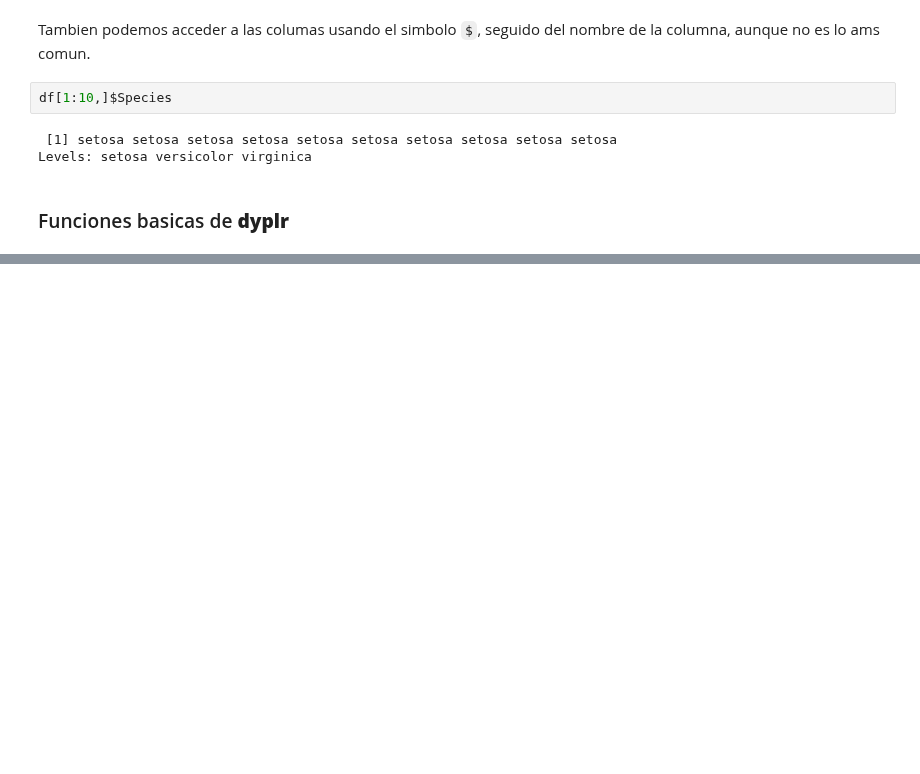
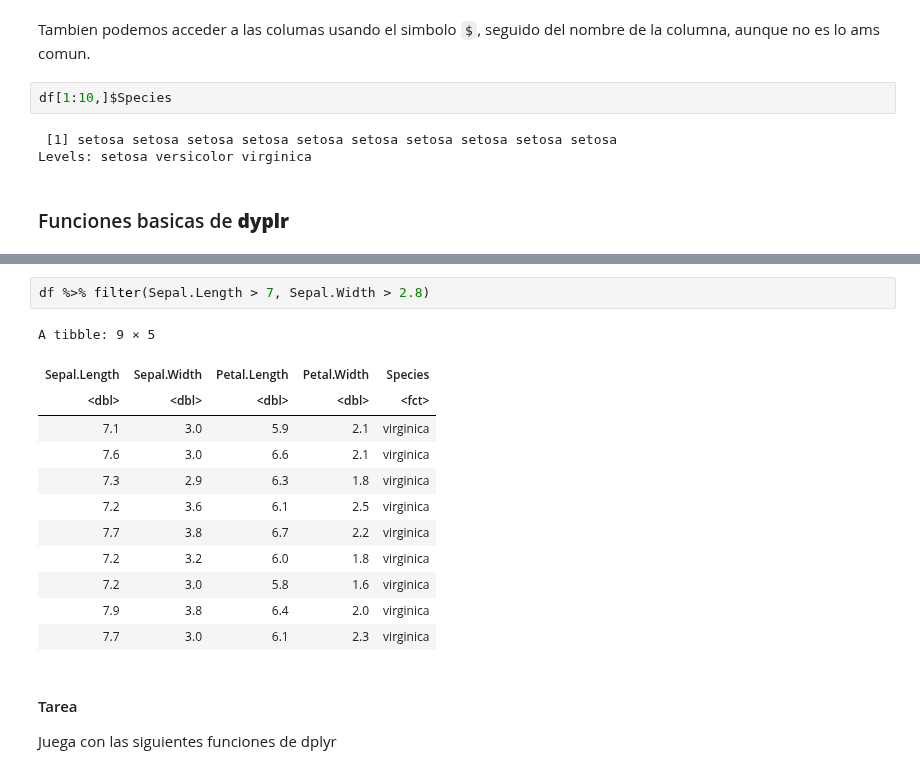
Before and after one commit to IEXE-Tec/computo-datos-masivos, a Jupyter notebook: 06_R_Sagemaker.ipynb, the cells around one changed output, grey strips where cells are left out. Cells and saved outputs as stored; diff of their text form; blank space fills up the shorter version.

```diff
--- a/06_R_Sagemaker.ipynb
+++ b/06_R_Sagemaker.ipynb
@@ -770,0 +795,18 @@ Levels: setosa versicolor virginica
+# %%
+df %>% filter(Sepal.Length > 7, Sepal.Width > 2.8)
+# %% [output]
+A tibble: 9 × 5
+| Sepal.Length | Sepal.Width | Petal.Length | Petal.Width | Species |
+| <dbl> | <dbl> | <dbl> | <dbl> | <fct> |
+| 7.1 | 3.0 | 5.9 | 2.1 | virginica |
+| 7.6 | 3.0 | 6.6 | 2.1 | virginica |
+| 7.3 | 2.9 | 6.3 | 1.8 | virginica |
+| 7.2 | 3.6 | 6.1 | 2.5 | virginica |
+| 7.7 | 3.8 | 6.7 | 2.2 | virginica |
+| 7.2 | 3.2 | 6.0 | 1.8 | virginica |
+| 7.2 | 3.0 | 5.8 | 1.6 | virginica |
+| 7.9 | 3.8 | 6.4 | 2.0 | virginica |
+| 7.7 | 3.0 | 6.1 | 2.3 | virginica |
+# %% [markdown]
+#### Tarea
+Juega con las siguientes funciones de dplyr
```
Also changed, not shown: parts of 21 cells of this notebook.
